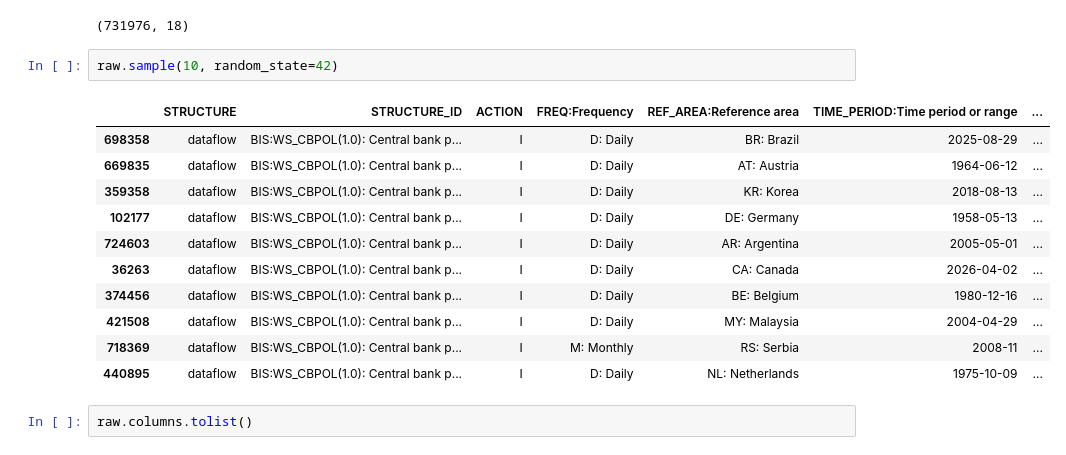
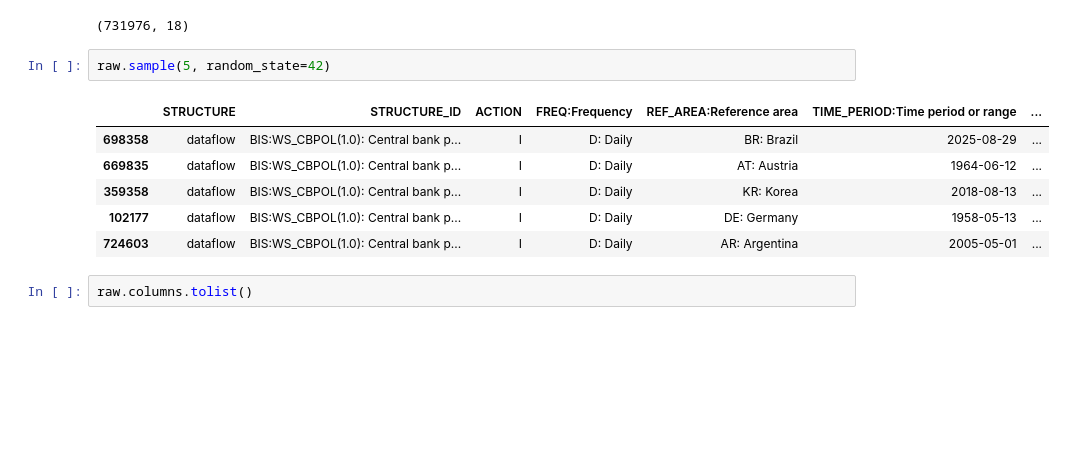
Before and after one commit to DavidAlvarezGit/BIS-Policy-Rate-Monitor, a Jupyter notebook: notebooks/eda.ipynb, the cells around one changed output. Drawn from its saved outputs; the diff is of its cells as text; blank space fills up the shorter version.

```diff
--- a/notebooks/eda.ipynb
+++ b/notebooks/eda.ipynb
@@ -23,19 +21,14 @@ raw.shape
 # %% [output]
 (731976, 18)
 # %%
-raw.sample(10, random_state=42)
+raw.sample(5, random_state=42)
 # %% [output]
 |  | STRUCTURE | STRUCTURE_ID | ACTION | FREQ:Frequency | REF_AREA:Reference area | TIME_PERIOD:Time period or range | ... |
 | 698358 | dataflow | BIS:WS_CBPOL(1.0): Central bank p... | I | D: Daily | BR: Brazil | 2025-08-29 | ... |
 | 669835 | dataflow | BIS:WS_CBPOL(1.0): Central bank p... | I | D: Daily | AT: Austria | 1964-06-12 | ... |
 | 359358 | dataflow | BIS:WS_CBPOL(1.0): Central bank p... | I | D: Daily | KR: Korea | 2018-08-13 | ... |
 | 102177 | dataflow | BIS:WS_CBPOL(1.0): Central bank p... | I | D: Daily | DE: Germany | 1958-05-13 | ... |
 | 724603 | dataflow | BIS:WS_CBPOL(1.0): Central bank p... | I | D: Daily | AR: Argentina | 2005-05-01 | ... |
-| 36263 | dataflow | BIS:WS_CBPOL(1.0): Central bank p... | I | D: Daily | CA: Canada | 2026-04-02 | ... |
-| 374456 | dataflow | BIS:WS_CBPOL(1.0): Central bank p... | I | D: Daily | BE: Belgium | 1980-12-16 | ... |
-| 421508 | dataflow | BIS:WS_CBPOL(1.0): Central bank p... | I | D: Daily | MY: Malaysia | 2004-04-29 | ... |
-| 718369 | dataflow | BIS:WS_CBPOL(1.0): Central bank p... | I | M: Monthly | RS: Serbia | 2008-11 | ... |
-| 440895 | dataflow | BIS:WS_CBPOL(1.0): Central bank p... | I | D: Daily | NL: Netherlands | 1975-10-09 | ... |
 # %%
 raw.columns.tolist()
 # %% [output]
```
Also changed, not shown: parts of 7 cells of this notebook.
